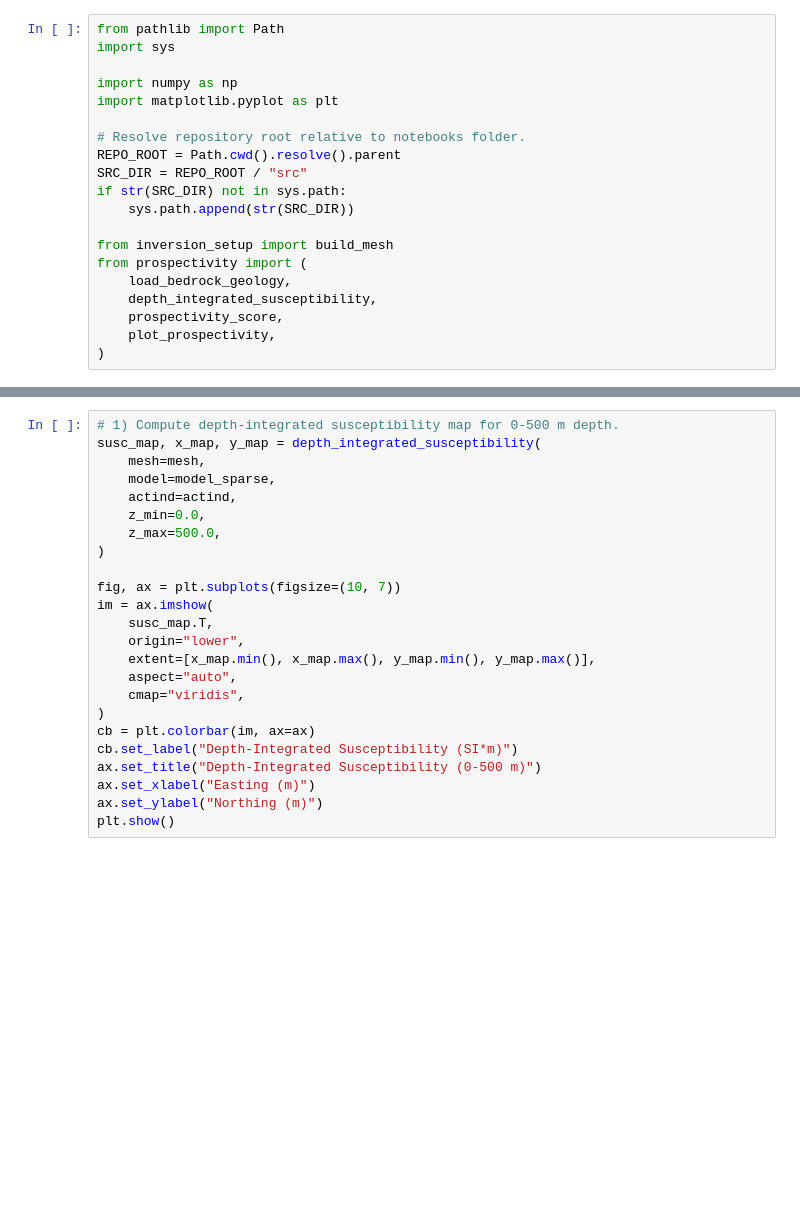
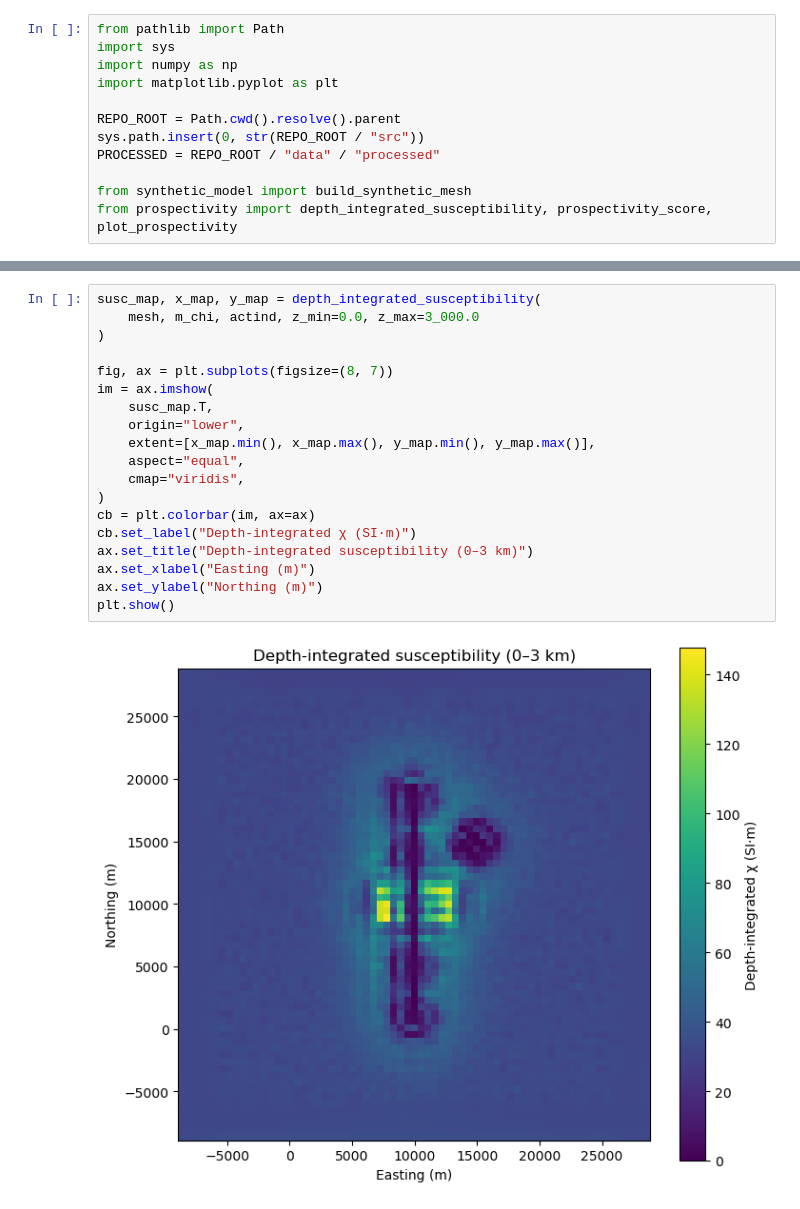
Before and after one commit to ShawnGabriel/Magnetic-Susceptibility-Inversion, a Jupyter notebook: notebooks/03_prospectivity.ipynb, the cells around one changed output, grey strips where cells are left out. Saved outputs shown, nothing was run; the diff lists cells and outputs as text; blank space fills up the shorter version.

```diff
--- a/notebooks/03_prospectivity.ipynb
+++ b/notebooks/03_prospectivity.ipynb
@@ -15,20 +13,12 @@ This is the final stage of the pipeline: `01_data_prep` -> `02_inversion` -> `03
 # %%
 from pathlib import Path
 import sys
-
 import numpy as np
 import matplotlib.pyplot as plt
 
-# Resolve repository root relative to notebooks folder.
 REPO_ROOT = Path.cwd().resolve().parent
-SRC_DIR = REPO_ROOT / "src"
-if str(SRC_DIR) not in sys.path:
-    sys.path.append(str(SRC_DIR))
+sys.path.insert(0, str(REPO_ROOT / "src"))
+PROCESSED = REPO_ROOT / "data" / "processed"
 
-from inversion_setup import build_mesh
-from prospectivity import (
-    load_bedrock_geology,
-    depth_integrated_susceptibility,
-    prospectivity_score,
-    plot_prospectivity,
-)
+from synthetic_model import build_synthetic_mesh
+from prospectivity import depth_integrated_susceptibility, prospectivity_score, plot_prospectivity
@@ -67,24 +60,21 @@ print("Mesh shape:", mesh.shape_cells)
 # %%
-# 1) Compute depth-integrated susceptibility map for 0-500 m depth.
 susc_map, x_map, y_map = depth_integrated_susceptibility(
-    mesh=mesh,
-    model=model_sparse,
-    actind=actind,
-    z_min=0.0,
-    z_max=500.0,
+    mesh, m_chi, actind, z_min=0.0, z_max=3_000.0
 )
 
-fig, ax = plt.subplots(figsize=(10, 7))
+fig, ax = plt.subplots(figsize=(8, 7))
 im = ax.imshow(
     susc_map.T,
     origin="lower",
     extent=[x_map.min(), x_map.max(), y_map.min(), y_map.max()],
-    aspect="auto",
+    aspect="equal",
     cmap="viridis",
 )
 cb = plt.colorbar(im, ax=ax)
-cb.set_label("Depth-Integrated Susceptibility (SI*m)")
-ax.set_title("Depth-Integrated Susceptibility (0-500 m)")
+cb.set_label("Depth-integrated χ (SI·m)")
+ax.set_title("Depth-integrated susceptibility (0–3 km)")
 ax.set_xlabel("Easting (m)")
 ax.set_ylabel("Northing (m)")
 plt.show()
+# %% [output]
+[figure, added]
```
Also changed, not shown: parts of 10 cells of this notebook, 13 other files.
